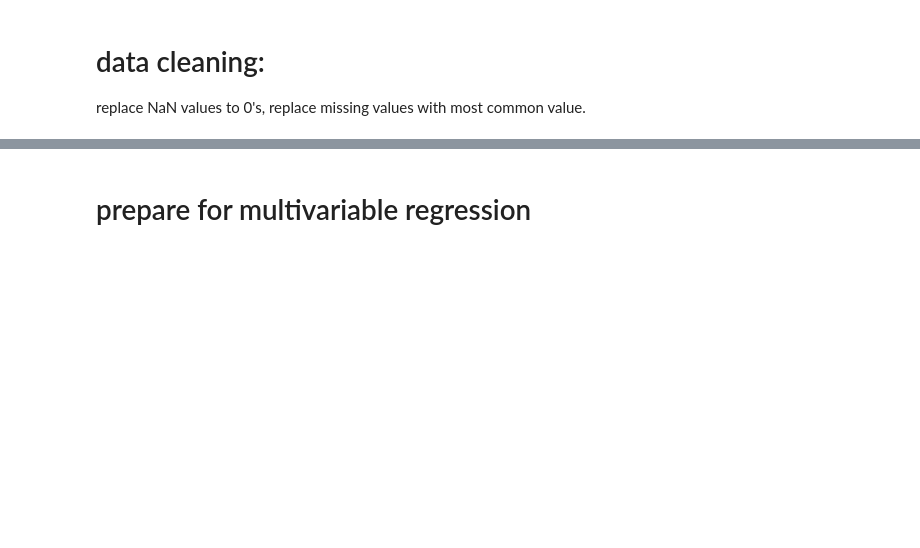
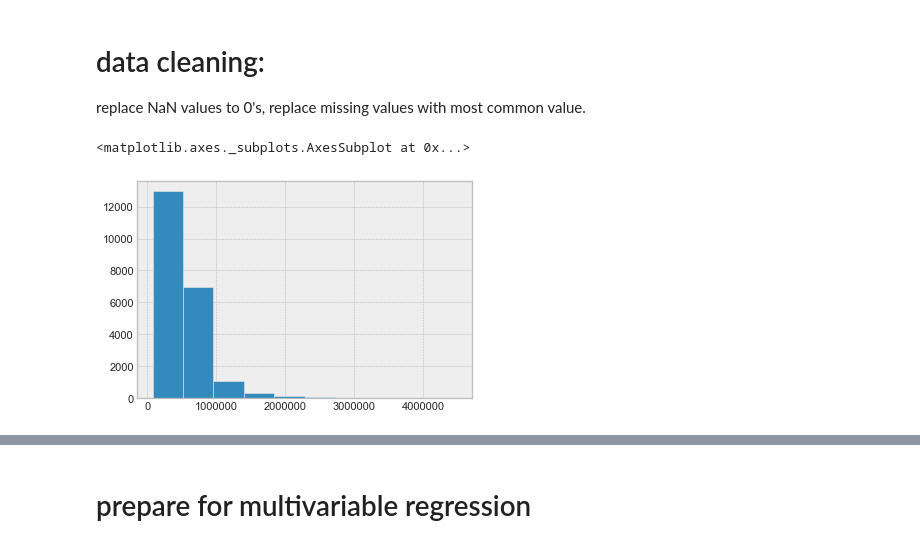
Before and after one commit to AlludedCrabb/Data-Science-Housing-Data-Project, a Jupyter notebook: Jacob_Taeho project.ipynb, the cells around one changed output, grey strips where cells are left out. Saved outputs shown, nothing was run; the diff lists cells and outputs as text; code cells hidden in the pictures; blank space fills up the shorter version.

```diff
--- a/Jacob_Taeho project.ipynb
+++ b/Jacob_Taeho project.ipynb
@@ -196,3 +196,8 @@ LinregressResult(slope=269.16985824582997, intercept=-21097.409936777083, rvalue
 # %% [markdown]
 # data cleaning:
 replace NaN values to 0's, replace missing values with most common value.
+# %%
+df.price.hist()
+# %% [output]
+<matplotlib.axes._subplots.AxesSubplot at 0x...>
+[figure, added]
```
Also changed, not shown: parts of 20 cells of this notebook.
